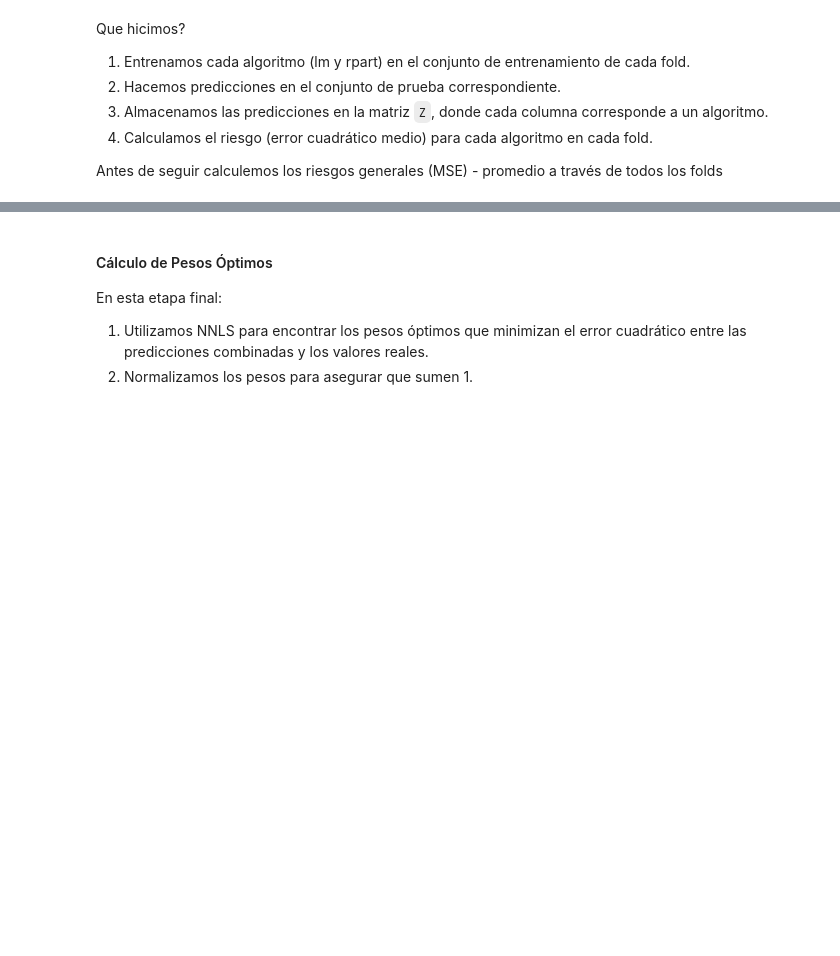
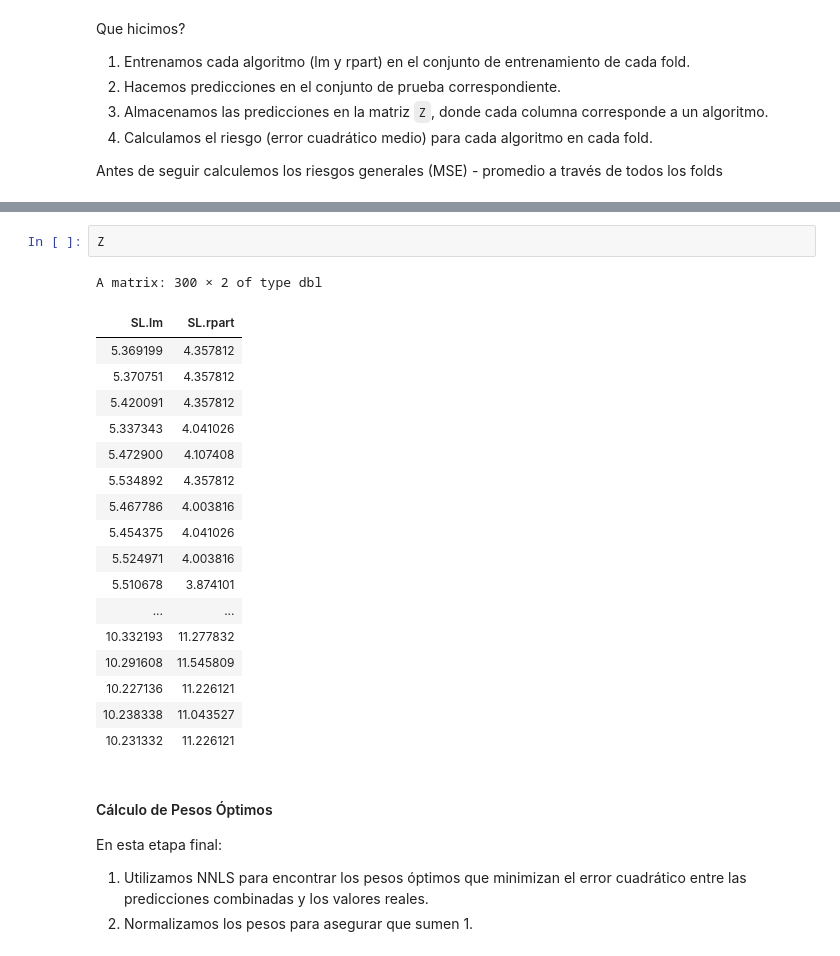
Before and after one commit to ignaciomsarmiento/ML_UNLP_Lectures, a Jupyter notebook: Week06/02_SuperLearner.ipynb, the cells around one changed output, grey strips where cells are left out. Cells and saved outputs as stored; diff of their text form; blank space fills up the shorter version.

```diff
--- a/Week06/02_SuperLearner.ipynb
+++ b/Week06/02_SuperLearner.ipynb
@@ -169,3 +243,24 @@ fitY
+# %%
+Z
+# %% [output]
+A matrix: 300 × 2 of type dbl
+| SL.lm | SL.rpart |
+| 5.369199 | 4.357812 |
+| 5.370751 | 4.357812 |
+| 5.420091 | 4.357812 |
+| 5.337343 | 4.041026 |
+| 5.472900 | 4.107408 |
+| 5.534892 | 4.357812 |
+| 5.467786 | 4.003816 |
+| 5.454375 | 4.041026 |
+| 5.524971 | 4.003816 |
+| 5.510678 | 3.874101 |
+| ... | ... |
+| 10.332193 | 11.277832 |
+| 10.291608 | 11.545809 |
+| 10.227136 | 11.226121 |
+| 10.238338 | 11.043527 |
+| 10.231332 | 11.226121 |
 # %% [markdown]
 #### Cálculo de Pesos Óptimos
 
```
Also changed, not shown: parts of 12 cells of this notebook, 1 other file.
